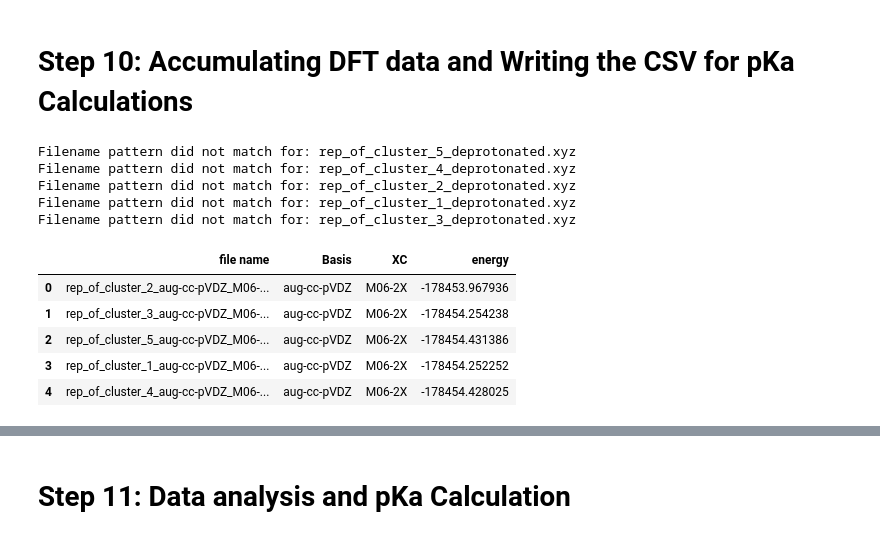
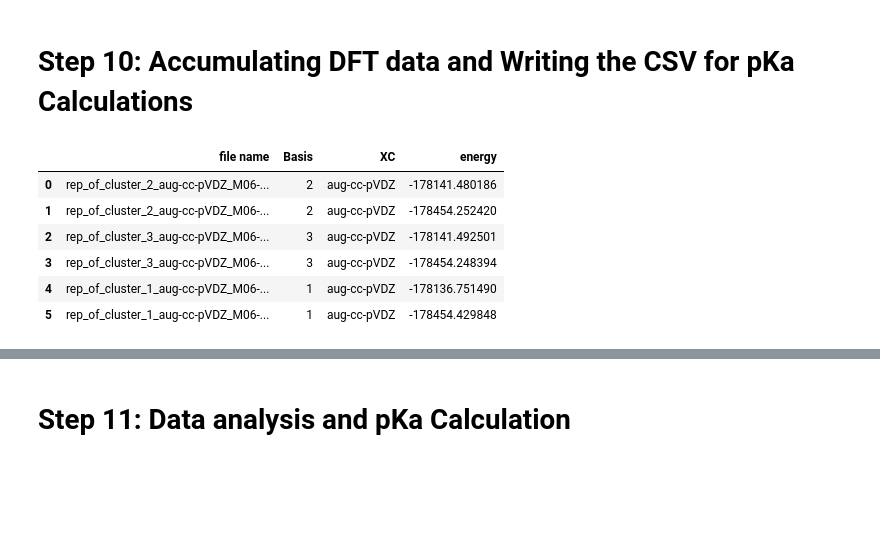
Before and after one commit to shifath-acog/pka-cli, a Jupyter notebook: MolConSUL/full_pipeline_pka_v0.3.ipynb, the cells around one changed output, grey strips where cells are left out. Cells and saved outputs as stored; diff of their text form; code cells hidden in the pictures; blank space fills up the shorter version.

```diff
--- a/MolConSUL/full_pipeline_pka_v0.3.ipynb
+++ b/MolConSUL/full_pipeline_pka_v0.3.ipynb
@@ -588,7 +578,7 @@ def create_dataframe_from_xyz_files(folder_path):
     # It assumes the structure is:
     # rep_of_cluster_N_BASIS_XC_optional_treatment.xyz
     filename_pattern = re.compile(
-        r"rep_of_cluster_\d+_([a-zA-Z0-9\-]+)_([a-zA-Z0-9\-]+)(?:_deprotonated|_protonated)?\.xyz"
+        r"rep_of_cluster_(\d+)(?:_([a-zA-Z0-9\-]+)_([a-zA-Z0-9\-]+))?(?:_deprotonated|_protonated)?\.xyz"
     )
 
     for filename in os.listdir(folder_path):
@@ -609,43 +599,39 @@ def create_dataframe_from_xyz_files(folder_path):
                             energy = float(energy_line)
                         except ValueError:
                             energy_match = re.search(r"[-+]?\d*\.?\d+(?:[eE][-+]?\d+)?", energy_line)
                             if energy_match:
                                 energy = float(energy_match.group(0))
                             else:
                                 print(f"Could not extract energy from line: '{energy_line}' in file: {filename}")
 
                         data.append({
                             'file name': filename,
                             'Basis': basis,
                             'XC': xc,
                             'energy': energy
                         })
                 except Exception as e:
                     print(f"Error processing file {filename}: {e}")
             else:
                 print(f"Filename pattern did not match for: {filename}")
 
     df = pd.DataFrame(data)
     return df
 
 # --- How to use the function ---
 if __name__ == "__main__":
     df = create_dataframe_from_xyz_files(cluster_reps_dir)
 
 
 df.head(15)
 # %% [output]
-Filename pattern did not match for: rep_of_cluster_5_deprotonated.xyz
-Filename pattern did not match for: rep_of_cluster_4_deprotonated.xyz
-Filename pattern did not match for: rep_of_cluster_2_deprotonated.xyz
-Filename pattern did not match for: rep_of_cluster_1_deprotonated.xyz
-Filename pattern did not match for: rep_of_cluster_3_deprotonated.xyz
 |  | file name | Basis | XC | energy |
-| 0 | rep_of_cluster_2_aug-cc-pVDZ_M06-... | aug-cc-pVDZ | M06-2X | -178453.967936 |
-| 1 | rep_of_cluster_3_aug-cc-pVDZ_M06-... | aug-cc-pVDZ | M06-2X | -178454.254238 |
-| 2 | rep_of_cluster_5_aug-cc-pVDZ_M06-... | aug-cc-pVDZ | M06-2X | -178454.431386 |
-| 3 | rep_of_cluster_1_aug-cc-pVDZ_M06-... | aug-cc-pVDZ | M06-2X | -178454.252252 |
-| 4 | rep_of_cluster_4_aug-cc-pVDZ_M06-... | aug-cc-pVDZ | M06-2X | -178454.428025 |
+| 0 | rep_of_cluster_2_aug-cc-pVDZ_M06-... | 2 | aug-cc-pVDZ | -178141.480186 |
+| 1 | rep_of_cluster_2_aug-cc-pVDZ_M06-... | 2 | aug-cc-pVDZ | -178454.252420 |
+| 2 | rep_of_cluster_3_aug-cc-pVDZ_M06-... | 3 | aug-cc-pVDZ | -178141.492501 |
+| 3 | rep_of_cluster_3_aug-cc-pVDZ_M06-... | 3 | aug-cc-pVDZ | -178454.248394 |
+| 4 | rep_of_cluster_1_aug-cc-pVDZ_M06-... | 1 | aug-cc-pVDZ | -178136.751490 |
+| 5 | rep_of_cluster_1_aug-cc-pVDZ_M06-... | 1 | aug-cc-pVDZ | -178454.429848 |
 # %%
 
 # ---
```
Also changed, not shown: parts of 26 cells of this notebook, 4 other files.
